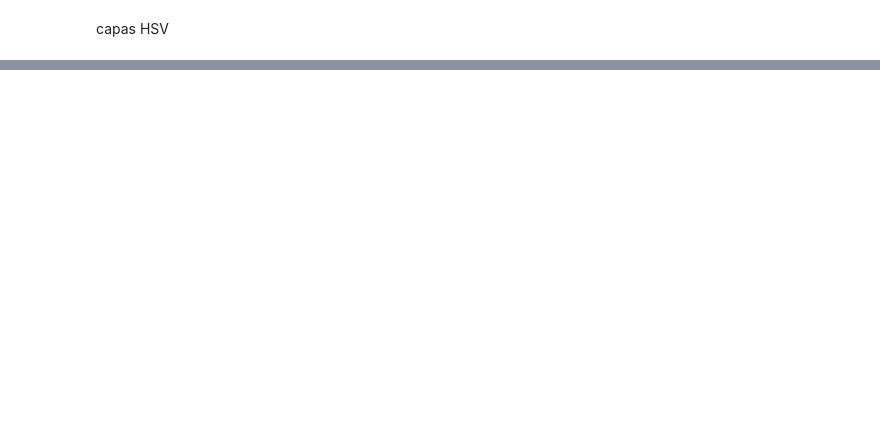
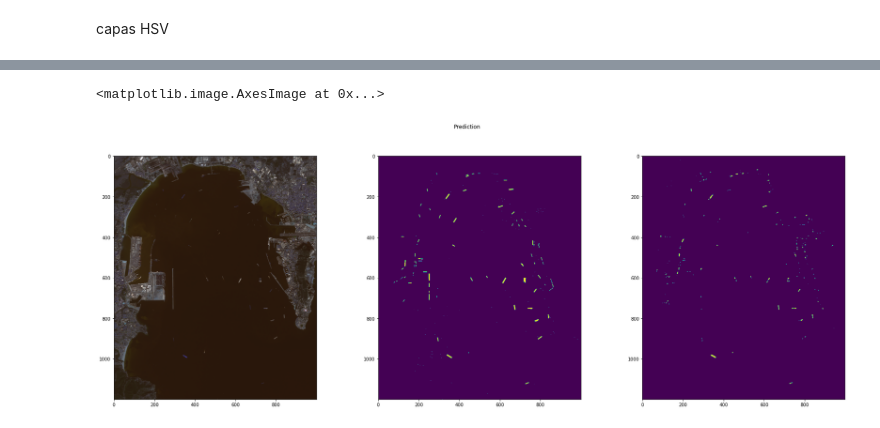
Before and after one commit to destyo/Boat-Detection, a Jupyter notebook: notebooks/01-Boats.ipynb, the cells around one changed output, grey strips where cells are left out. Drawn from its saved outputs; the diff is of its cells as text; code cells hidden in the pictures; blank space fills up the shorter version.

```diff
--- a/notebooks/01-Boats.ipynb
+++ b/notebooks/01-Boats.ipynb
@@ -118,0 +290,9 @@ def boat_detector(Xtrain, ytrain):
+# %%
+#Plot pred images
+fig, ax = plt.subplots(figsize=(30,10),ncols=3)
+ax[0].imshow(Xtest[0,:,:,:3])
+ax[1].imshow(y_test[0,...,0])
+ax[2].imshow(y_pred[...,0])
+# %% [output]
+<matplotlib.image.AxesImage at 0x...>
+[figure, added]
```
Also changed, not shown: parts of 22 cells of this notebook, 32 other files.
